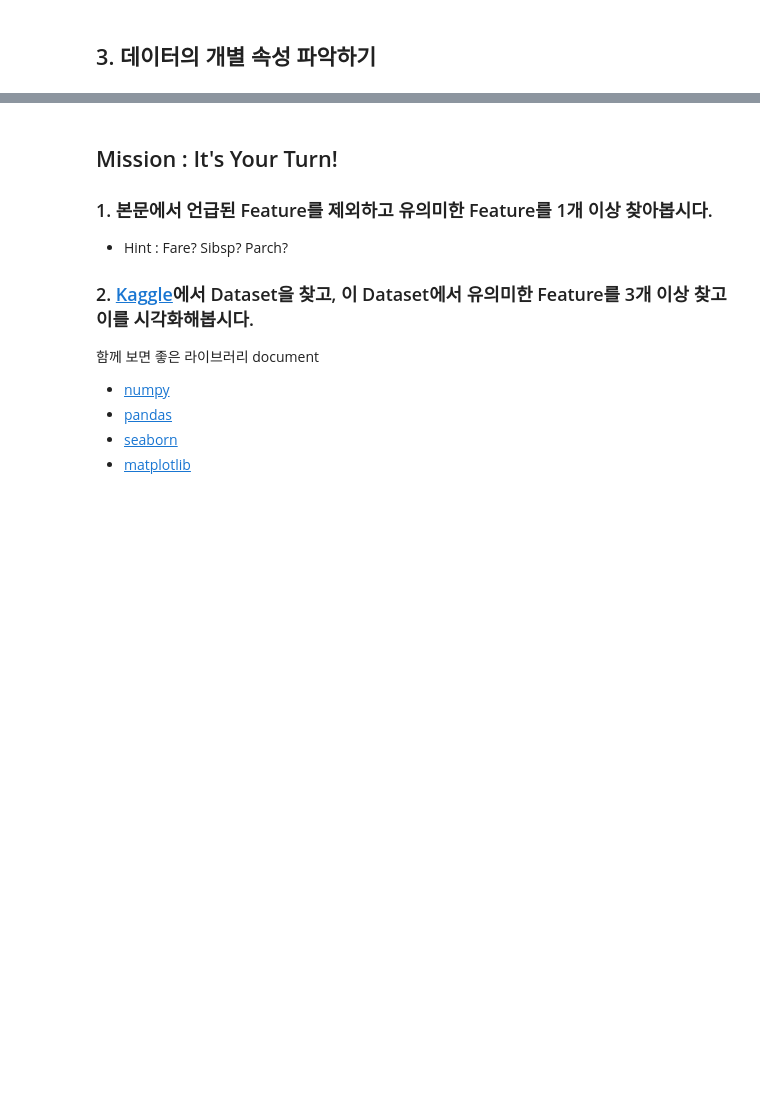
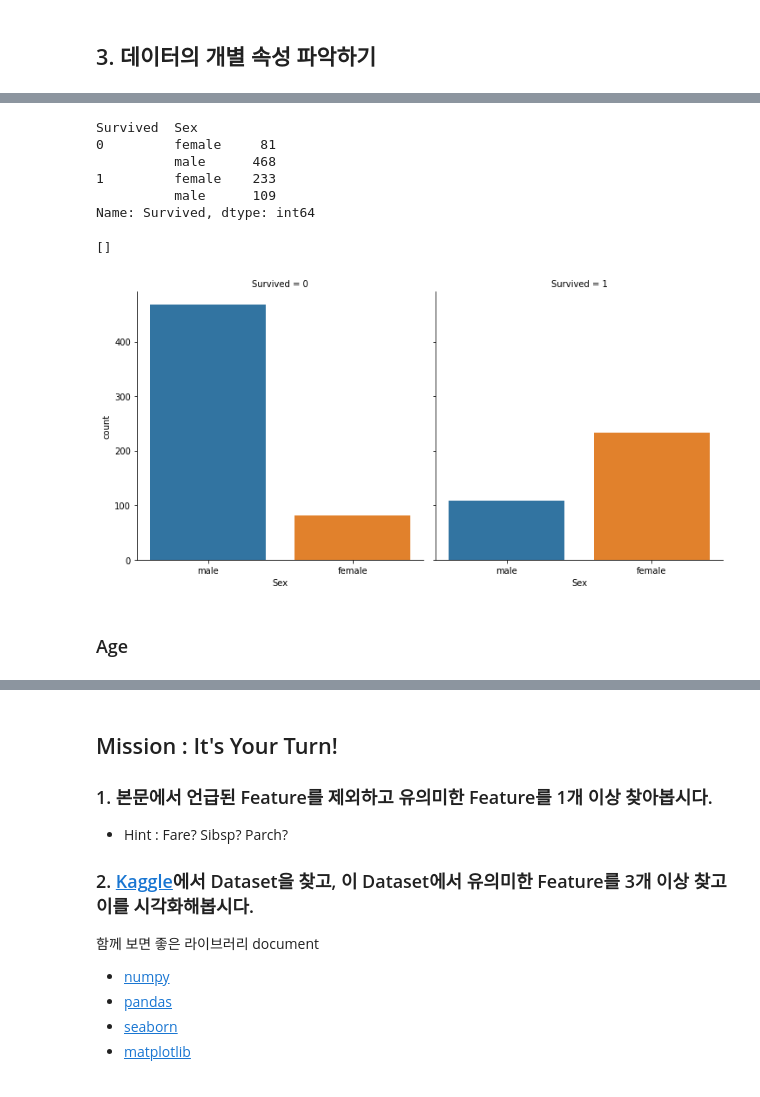
Before and after one commit to super-corini/programmers_kdt_II, a Jupyter notebook: 4. EDA.ipynb, the cells around one changed output, grey strips where cells are left out. Drawn from its saved outputs; the diff is of its cells as text; code cells hidden in the pictures; blank space fills up the shorter version.

```diff
--- a/4. EDA.ipynb
+++ b/4. EDA.ipynb
@@ -17,0 +186,19 @@
+# %%
+titanic_df.groupby(['Survived', 'Sex'])['Survived'].count()
+# %% [output]
+Survived  Sex
+0         female     81
+          male      468
+1         female    233
+          male      109
+Name: Survived, dtype: int64
+# %%
+# sns.catplot
+
+sns.catplot(x='Sex', col='Survived', kind='count', data=titanic_df)
+plt.plot()
+# %% [output]
+[]
+[figure, added]
+# %% [markdown]
+### Age
```
Also changed, not shown: parts of 22 cells of this notebook.
